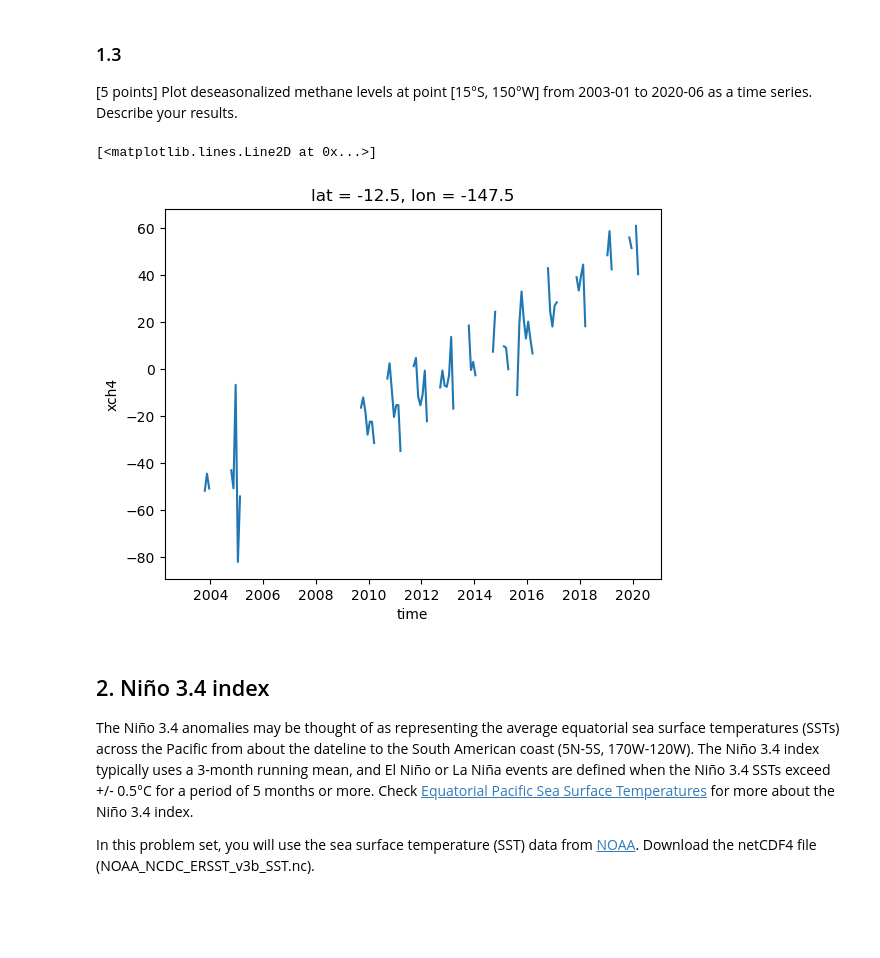
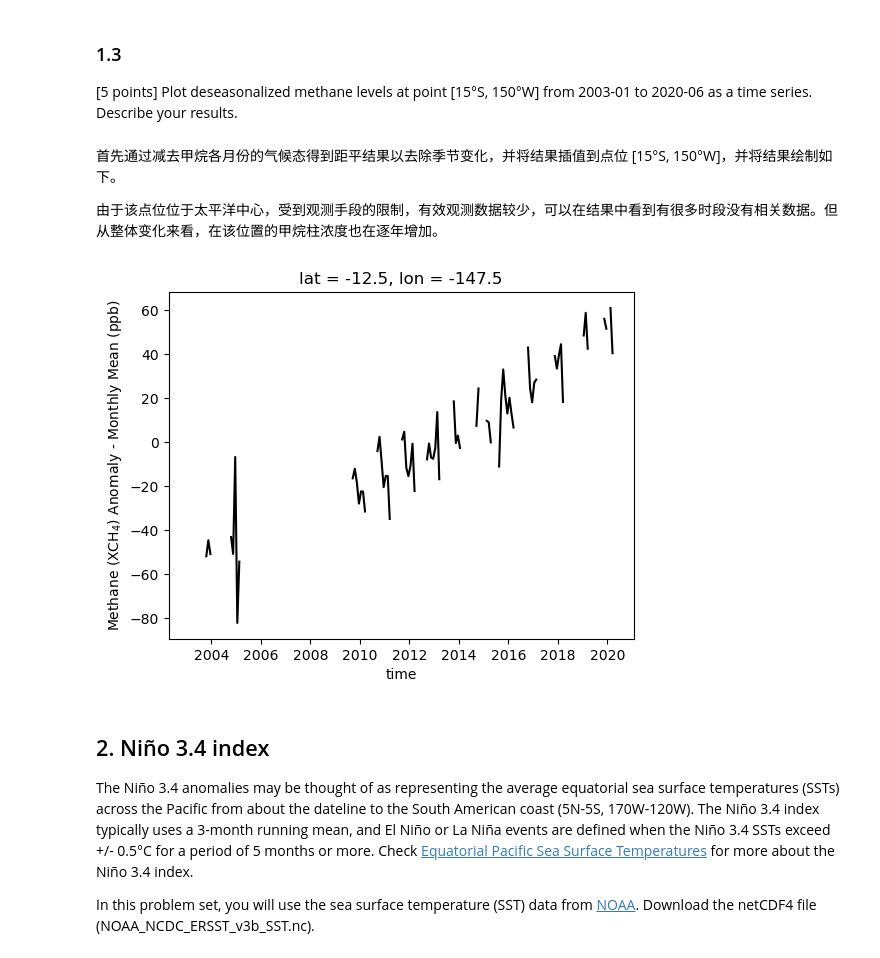
Before and after one commit to SolaProject/ESE5023_Assignments_12531386, a Jupyter notebook: PS3.ipynb, the cells around one changed output. Drawn from its saved outputs; the diff is of its cells as text; code cells hidden in the pictures; blank space fills up the shorter version.

```diff
--- a/PS3.ipynb
+++ b/PS3.ipynb
@@ -49,12 +67,20 @@ xch4.sel(time=slice("2003-01", "2020-06")).mean(dim=["lon", "lat"]).plot(ylim=[1
 ### 1.3
 
 [5 points] Plot deseasonalized methane levels at point [15°S, 150°W] from 2003-01 to 2020-06 as a time series. Describe your results.
+# %% [markdown]
+首先通过减去甲烷各月份的气候态得到距平结果以去除季节变化，并将结果插值到点位 [15°S, 150°W]，并将结果绘制如下。
+
+由于该点位位于太平洋中心，受到观测手段的限制，有效观测数据较少，可以在结果中看到有很多时段没有相关数据。但从整体变化来看，在该位置的甲烷柱浓度也在逐年增加。
 # %%
 xch4_anmo = xch4.groupby(xch4.time.dt.month) - xch4.groupby(xch4.time.dt.month).mean()
-xch4_anmo.sel(lon=-150, lat=-15, method="nearest").sel(time=slice("2003-01", "2020-06")).plot()
+fig = plt.figure(figsize=[6, 4.5], dpi=100)
+spec = fig.add_gridspec(ncols=1, nrows=1)
+ax = fig.add_subplot(spec[0])
+xch4_anmo.sel(lon=-150, lat=-15, method="bfill").sel(time=slice("2003-01", "2020-06")).plot(ax=ax, color="k")
+ax.set_ylabel(r'Methane (XCH$_4$) Anomaly - Monthly Mean (ppb)')
+fig.savefig("./images/PS3_1_figure3.png", bbox_inches="tight", dpi=300, transparent=True)
 # %% [output]
-[<matplotlib.lines.Line2D at 0x...>]
-[figure, old version]
+[figure, new version]
 # %% [markdown]
 ## 2. Niño 3.4 index
 
```
Also changed, not shown: parts of 17 cells of this notebook, 12 other files.
